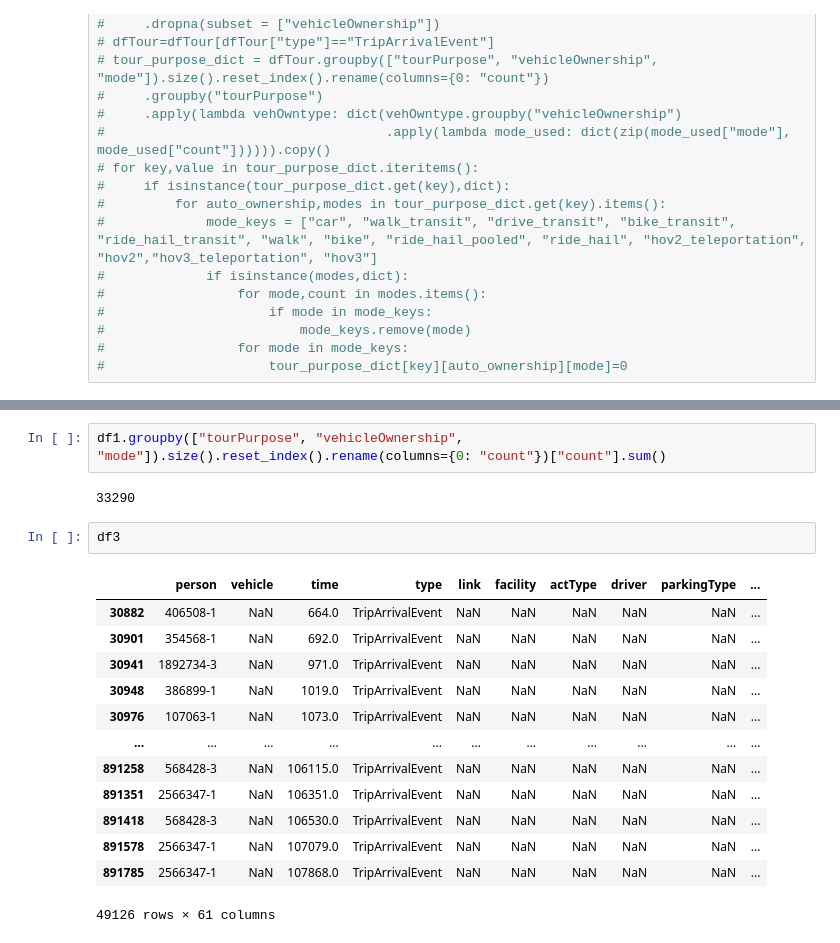
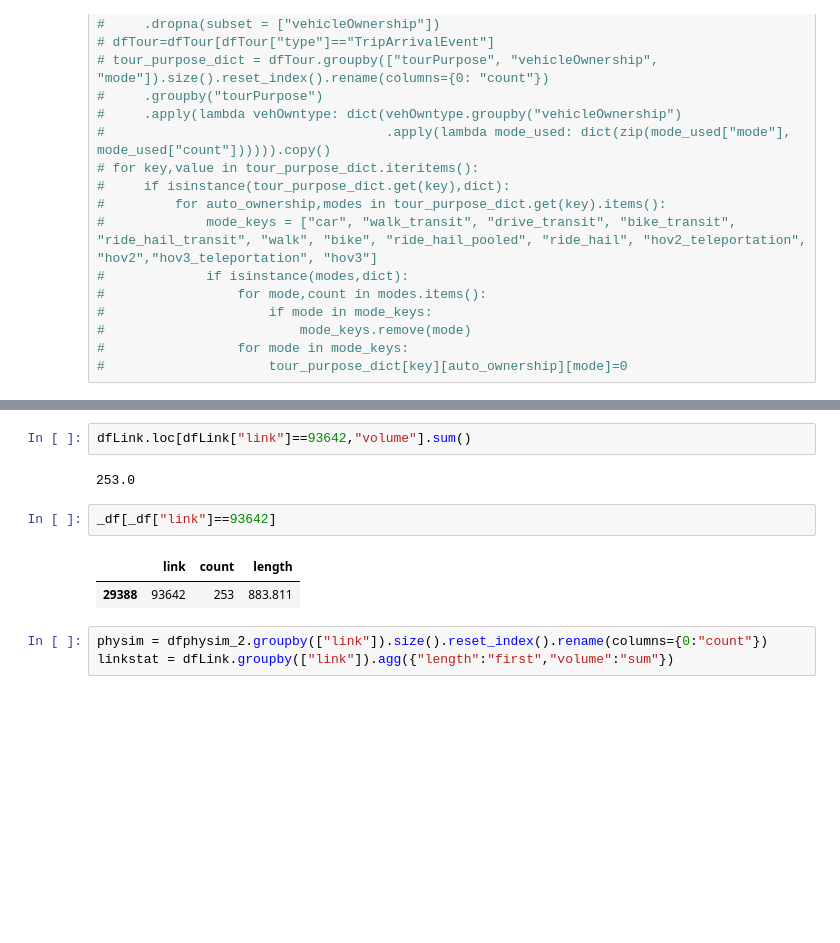
Before and after one commit to vsgo222/BEAM_Summary, a Jupyter notebook: 1.5 - Summary_Sheet_5pct_usingevents.ipynb, the cells around one changed output, grey strips where cells are left out. Cells and saved outputs as stored; diff of their text form; blank space fills up the shorter version.

```diff
--- a/1.5 - Summary_Sheet_5pct_usingevents.ipynb
+++ b/1.5 - Summary_Sheet_5pct_usingevents.ipynb
@@ -1660,20 +1639,12 @@ pd.DataFrame(dfBayAreaBeamEvents.get_ii_tourpurpose_stats()).to_csv(BASE_DIR.par
+# %%
+dfLink.loc[dfLink["link"]==93642,"volume"].sum()
+# %% [output]
+253.0
+# %%
+_df[_df["link"]==93642]
+# %% [output]
+|  | link | count | length |
+| 29388 | 93642 | 253 | 883.811 |
 # %%
-df1.groupby(["tourPurpose", "vehicleOwnership", "mode"]).size().reset_index().rename(columns={0: "count"})["count"].sum()
+physim = dfphysim_2.groupby(["link"]).size().reset_index().rename(columns={0:"count"})
+linkstat = dfLink.groupby(["link"]).agg({"length":"first","volume":"sum"})
-# %% [output]
-33290
-# %%
-df3
-# %% [output]
-|  | person | vehicle | time | type | link | facility | actType | driver | parkingType | ... |
-| 30882 | 406508-1 | NaN | 664.0 | TripArrivalEvent | NaN | NaN | NaN | NaN | NaN | ... |
-| 30901 | 354568-1 | NaN | 692.0 | TripArrivalEvent | NaN | NaN | NaN | NaN | NaN | ... |
-| 30941 | 1892734-3 | NaN | 971.0 | TripArrivalEvent | NaN | NaN | NaN | NaN | NaN | ... |
-| 30948 | 386899-1 | NaN | 1019.0 | TripArrivalEvent | NaN | NaN | NaN | NaN | NaN | ... |
-| 30976 | 107063-1 | NaN | 1073.0 | TripArrivalEvent | NaN | NaN | NaN | NaN | NaN | ... |
-| ... | ... | ... | ... | ... | ... | ... | ... | ... | ... | ... |
-| 891258 | 568428-3 | NaN | 106115.0 | TripArrivalEvent | NaN | NaN | NaN | NaN | NaN | ... |
-| 891351 | 2566347-1 | NaN | 106351.0 | TripArrivalEvent | NaN | NaN | NaN | NaN | NaN | ... |
-| 891418 | 568428-3 | NaN | 106530.0 | TripArrivalEvent | NaN | NaN | NaN | NaN | NaN | ... |
-| 891578 | 2566347-1 | NaN | 107079.0 | TripArrivalEvent | NaN | NaN | NaN | NaN | NaN | ... |
-| 891785 | 2566347-1 | NaN | 107868.0 | TripArrivalEvent | NaN | NaN | NaN | NaN | NaN | ... |
-49126 rows × 61 columns
```
Also changed, not shown: parts of 27 cells of this notebook, 3 other files.
